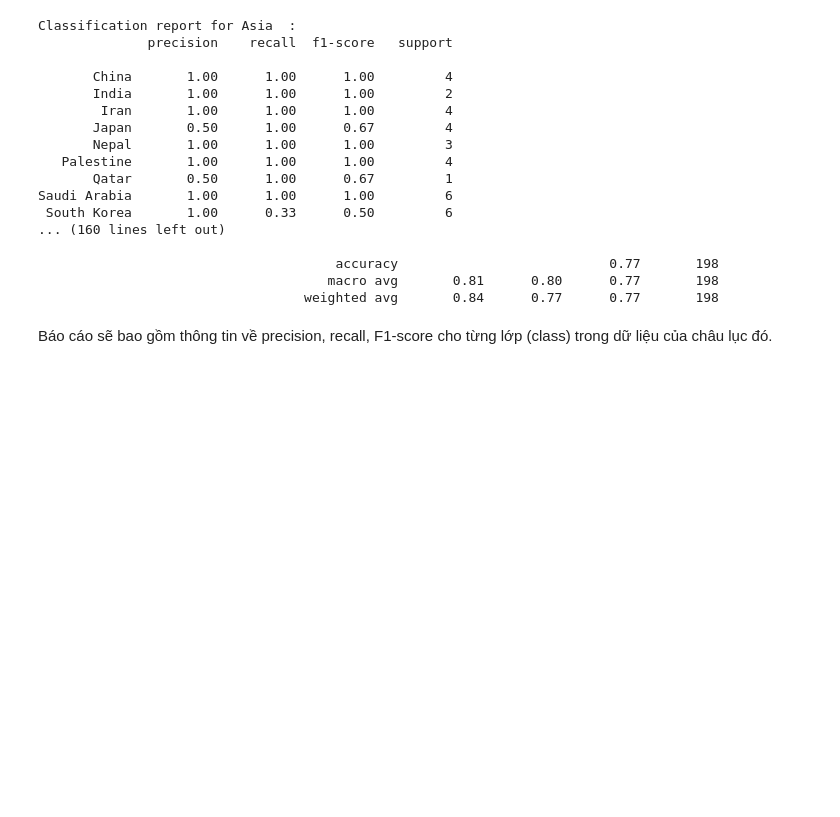
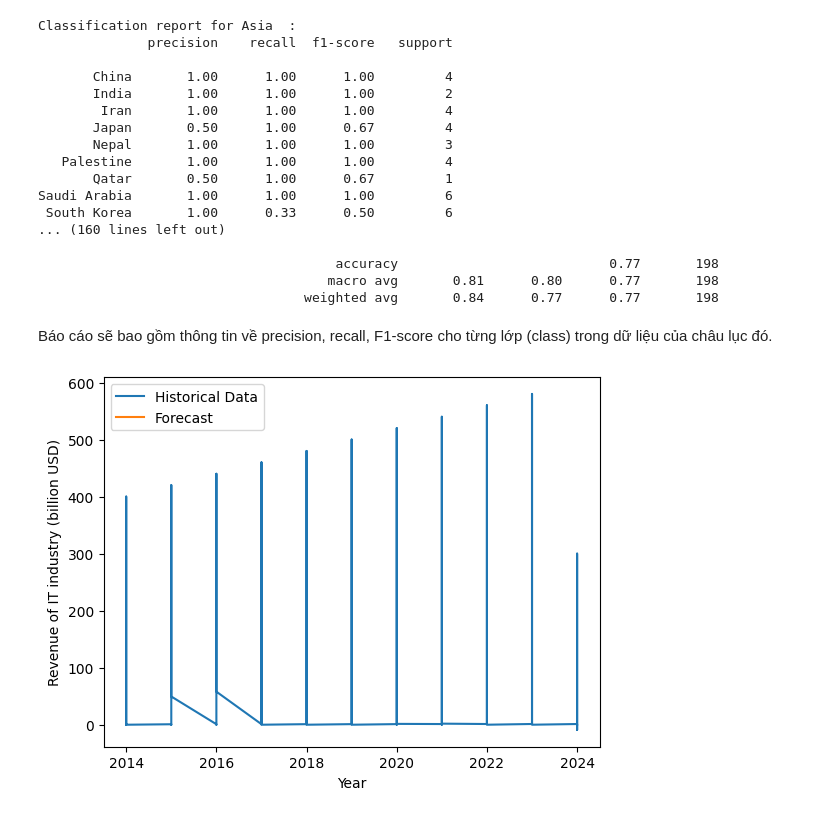
Before and after one commit to TheViet298/train_data_ttcs, a Jupyter notebook: ttcs1.ipynb, the cells around one changed output. Cells and saved outputs as stored; diff of their text form; code cells hidden in the pictures; blank space fills up the shorter version.

```diff
--- a/ttcs1.ipynb
+++ b/ttcs1.ipynb
@@ -636,3 +661,29 @@ Saudi Arabia       1.00      1.00      1.00         6
                                   weighted avg       0.84      0.77      0.77       198
 # %% [markdown]
 Báo cáo sẽ bao gồm thông tin về precision, recall, F1-score cho từng lớp (class) trong dữ liệu của châu lục đó.
+# %%
+#test use ARIMA
+import pandas as pd
+from statsmodels.tsa.arima.model import ARIMA
+import matplotlib.pyplot as plt
+
+# Giả định dữ liệu đã được chuẩn bị, ví dụ cho doanh thu ngành CNTT theo năm cho một châu lục
+data = df[['Year', 'Revenue of IT industry (billion USD)']].set_index('Year')
+
+# Xây dựng mô hình ARIMA (p, d, q)
+model = ARIMA(data, order=(1, 1, 1))
+model_fit = model.fit()
+
+# Dự báo cho các năm tương lai
+future_years = 10  # Số năm dự báo
+forecast = model_fit.forecast(steps=future_years)
+
+# Hiển thị kết quả
+plt.plot(data, label='Historical Data')
+plt.plot(pd.Series(forecast, index=range(data.index[-1] + 1, data.index[-1] + future_years + 1)), label='Forecast')
+plt.xlabel('Year')
+plt.ylabel('Revenue of IT industry (billion USD)')
+plt.legend()
+plt.show()
+# %% [output]
+[figure, added]
```
Also changed, not shown: parts of 9 cells of this notebook.
